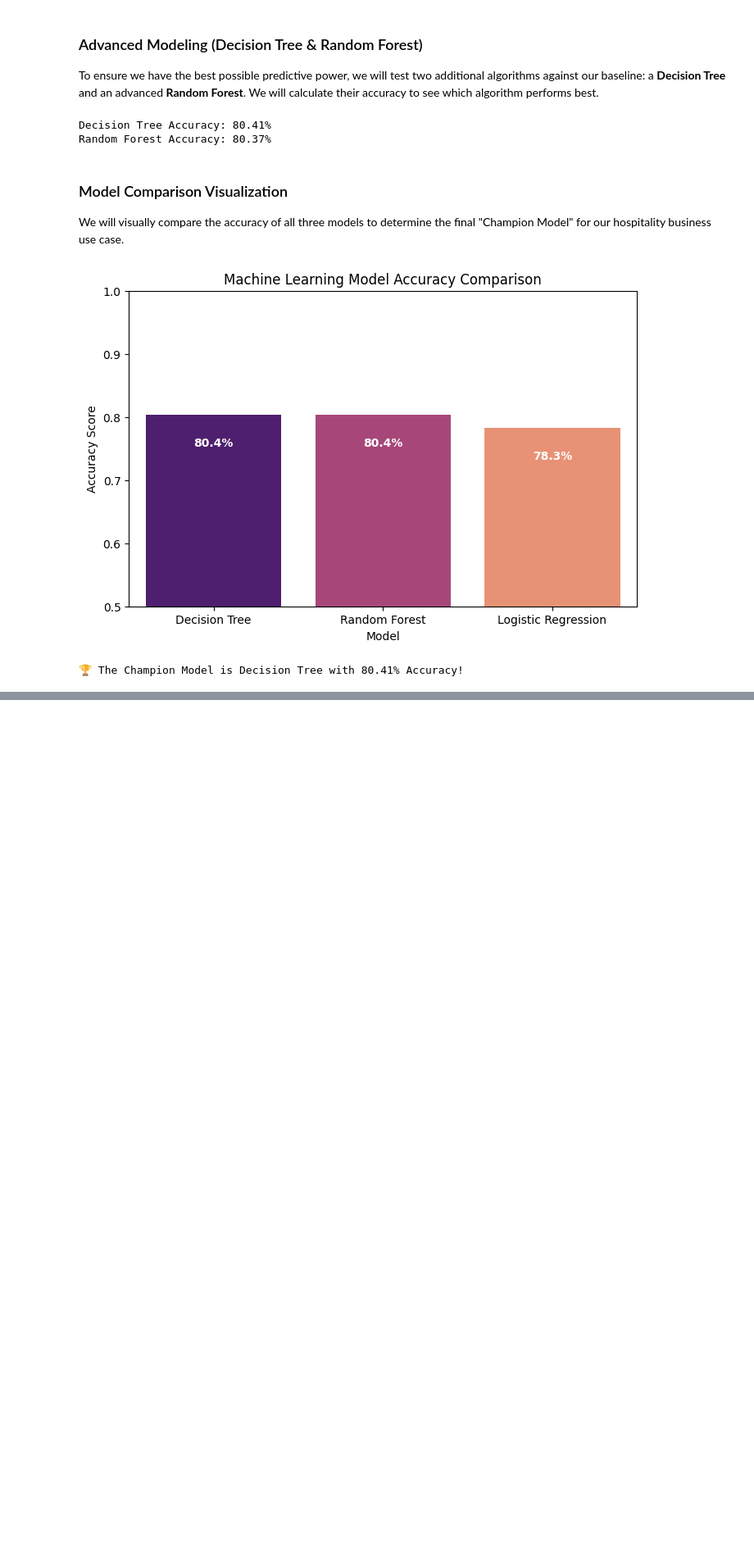
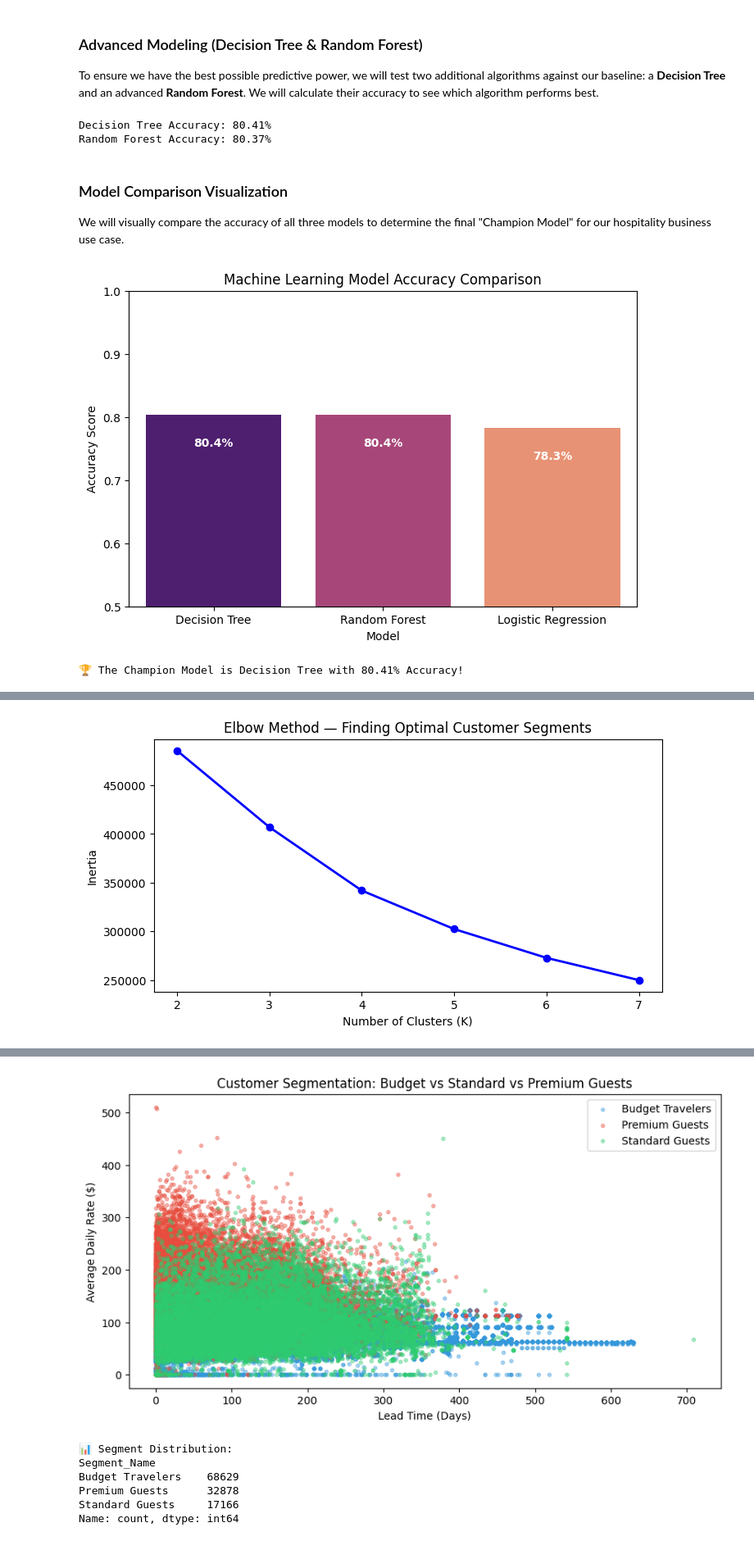
Before and after one commit to KrishnaveniMitukula/Hotel-Analytics-Project, a Jupyter notebook: Week3_Machine_Learning.ipynb, the cells around one changed output, grey strips where cells are left out. Shown at 82% size. Drawn from its saved outputs; the diff is of its cells as text; code cells hidden in the pictures; blank space fills up the shorter version.

Commit message:
feat: implemented K-Means customer segmentation with 3 guest profiles

```diff
--- a/Week3_Machine_Learning.ipynb
+++ b/Week3_Machine_Learning.ipynb
@@ -222,0 +219,68 @@ Our Week 3 predictive modeling phase successfully identified hotel bookings with
+# %%
+from sklearn.cluster import KMeans
+from sklearn.preprocessing import StandardScaler
+import warnings
+warnings.filterwarnings('ignore')
+
+# Select features for clustering
+cluster_features = df[['lead_time', 'adr', 'total_of_special_requests',
+                        'stays_in_week_nights', 'stays_in_weekend_nights']].copy()
+
+# Remove any rows with missing values
+cluster_features = cluster_features.dropna()
+
+# Scale the features
+cluster_scaler = StandardScaler()
+cluster_scaled = cluster_scaler.fit_transform(cluster_features)
+
+# Find the best number of clusters using the Elbow Method
+inertia = []
+K_range = range(2, 8)
+for k in K_range:
+    km = KMeans(n_clusters=k, random_state=42, n_init=10)
+    km.fit(cluster_scaled)
+    inertia.append(km.inertia_)
+
+# Plot the Elbow Curve
+plt.figure(figsize=(8, 4))
+plt.plot(K_range, inertia, 'bo-', linewidth=2)
+plt.xlabel('Number of Clusters (K)')
+plt.ylabel('Inertia')
+plt.title('Elbow Method — Finding Optimal Customer Segments')
+plt.savefig('ML_Models_Images/elbow_curve.png', bbox_inches='tight', dpi=300)
+plt.show()
+
+# Apply K-Means with 3 clusters (Budget, Standard, Premium)
+kmeans = KMeans(n_clusters=3, random_state=42, n_init=10)
+cluster_features['Segment'] = kmeans.fit_predict(cluster_scaled)
+
+# Name the segments based on ADR (spending)
+segment_summary = cluster_features.groupby('Segment').mean()
+print("\n📊 Customer Segment Profiles:\n")
+print(segment_summary.round(2))
+
+# Map segment numbers to business-friendly names
+segment_names = segment_summary['adr'].sort_values()
+name_map = {segment_names.index[0]: 'Budget Travelers',
+            segment_names.index[1]: 'Standard Guests',
+            segment_names.index[2]: 'Premium Guests'}
+cluster_features['Segment_Name'] = cluster_features['Segment'].map(name_map)
+
+# Visualize the segments
+plt.figure(figsize=(10, 5))
+colors = {'Budget Travelers': '#3498DB', 'Standard Guests': '#2ECC71', 'Premium Guests': '#E74C3C'}
+for name, group in cluster_features.groupby('Segment_Name'):
+    plt.scatter(group['lead_time'], group['adr'], label=name,
+                alpha=0.4, s=10, color=colors[name])
+plt.xlabel('Lead Time (Days)')
+plt.ylabel('Average Daily Rate ($)')
+plt.title('Customer Segmentation: Budget vs Standard vs Premium Guests')
+plt.legend()
+plt.savefig('ML_Models_Images/customer_segmentation.png', bbox_inches='tight', dpi=300)
+plt.show()
+
+# Print segment sizes
+print("\n📊 Segment Distribution:")
+print(cluster_features['Segment_Name'].value_counts())
+# %% [output]
+[figure, added]
@@ -222,0 +300,7 @@ Our Week 3 predictive modeling phase successfully identified hotel bookings with
+[figure, added]
+📊 Segment Distribution:
+Segment_Name
+Budget Travelers    68629
+Premium Guests      32878
+Standard Guests     17166
+Name: count, dtype: int64
```
Also changed, not shown: parts of 3 cells of this notebook.
